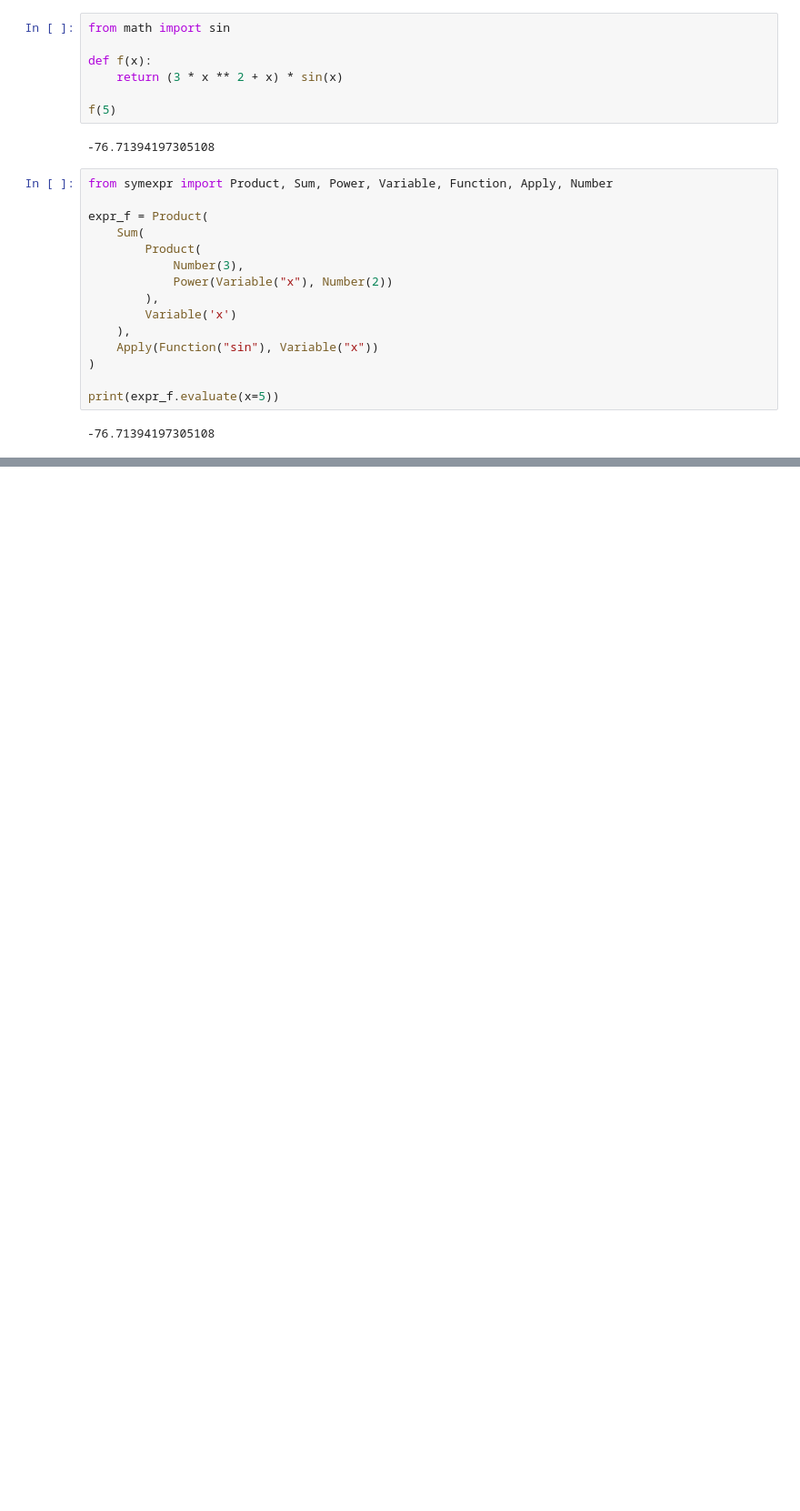
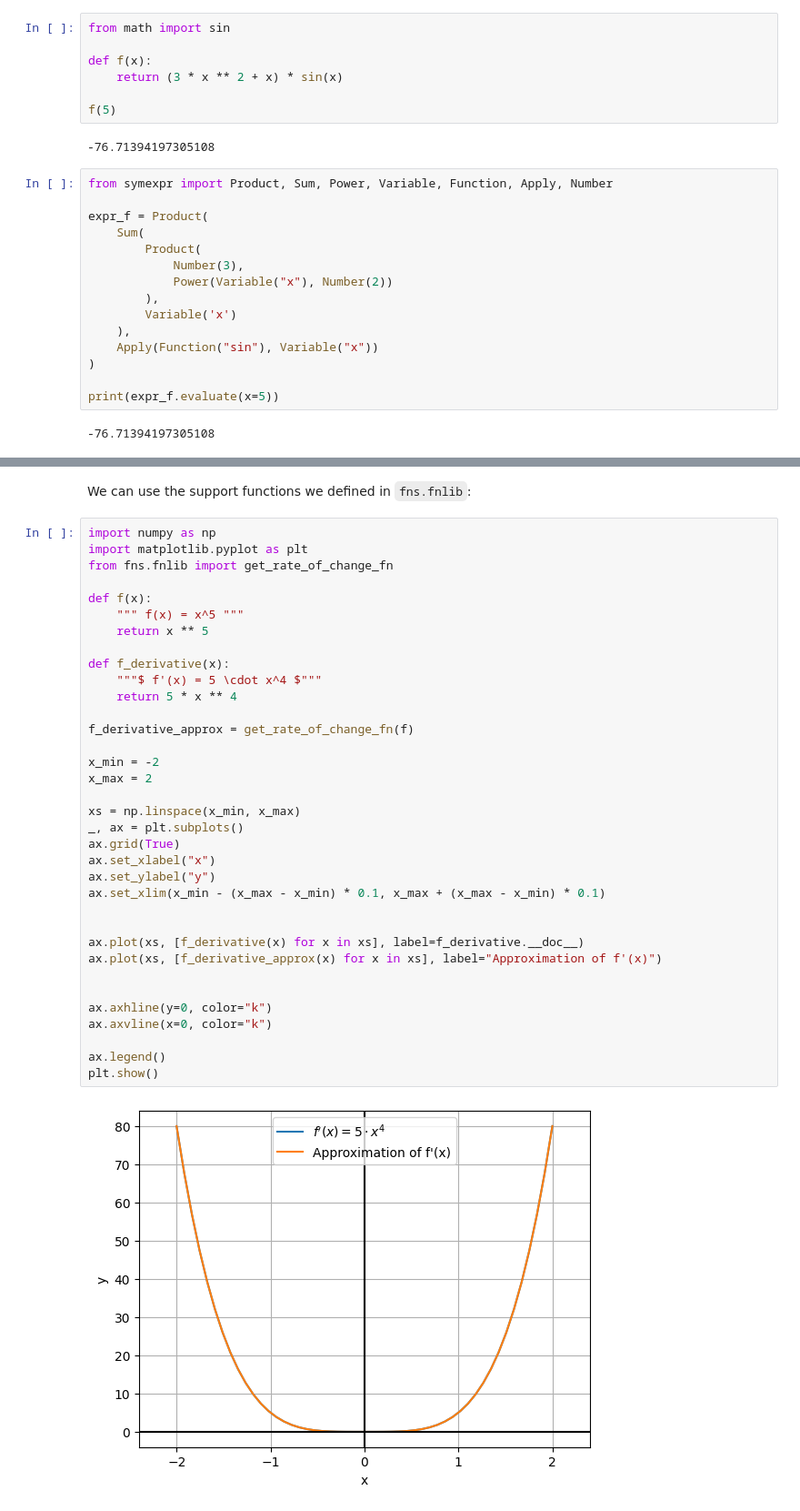
Before and after one commit to sergiofgonzalez/python-workbench, a Jupyter notebook: part_2-math/01_math-concepts/09_symbolic-expressions/09_symbolic-expressions.ipynb, the cells around one changed output, grey strips where cells are left out. Shown at 91% size. Saved outputs shown, nothing was run; the diff lists cells and outputs as text; blank space fills up the shorter version.

```diff
--- a/part_2-math/01_math-concepts/09_symbolic-expressions/09_symbolic-expressions.ipynb
+++ b/part_2-math/01_math-concepts/09_symbolic-expressions/09_symbolic-expressions.ipynb
@@ -713,0 +1171,39 @@ Once an algebraic expression
+# %% [markdown]
+We can use the support functions we defined in `fns.fnlib`:
+# %%
+import numpy as np
+import matplotlib.pyplot as plt
+from fns.fnlib import get_rate_of_change_fn
+
+def f(x):
+    """ f(x) = x^5 """
+    return x ** 5
+
+def f_derivative(x):
+    """$ f'(x) = 5 \cdot x^4 $"""
+    return 5 * x ** 4
+
+f_derivative_approx = get_rate_of_change_fn(f)
+
+x_min = -2
+x_max = 2
+
+xs = np.linspace(x_min, x_max)
+_, ax = plt.subplots()
+ax.grid(True)
+ax.set_xlabel("x")
+ax.set_ylabel("y")
+ax.set_xlim(x_min - (x_max - x_min) * 0.1, x_max + (x_max - x_min) * 0.1)
+
+
+ax.plot(xs, [f_derivative(x) for x in xs], label=f_derivative.__doc__)
+ax.plot(xs, [f_derivative_approx(x) for x in xs], label="Approximation of f'(x)")
+
+
+ax.axhline(y=0, color="k")
+ax.axvline(x=0, color="k")
+
+ax.legend()
+plt.show()
+# %% [output]
+[figure, added]
```
Also changed, not shown: parts of 66 cells of this notebook, 50 other files.
